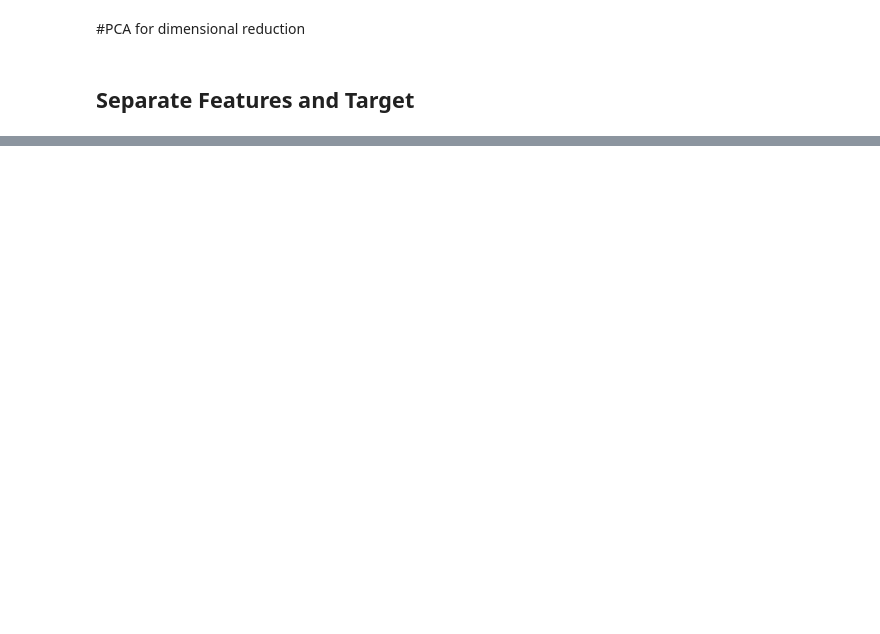
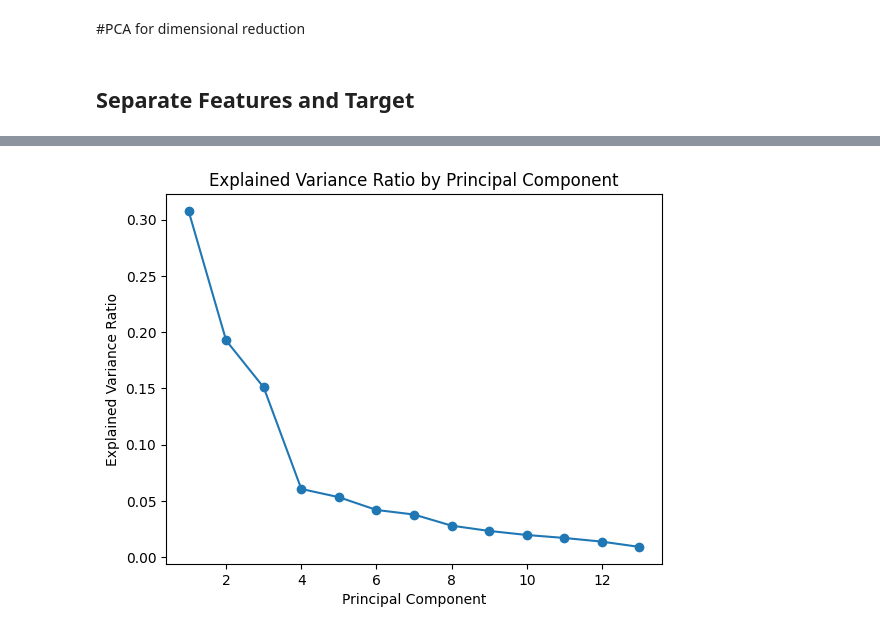
Before and after one commit to DVIlangamge/FYP--Rice-Price-Volatility-Analysis-and-Forecasting, a Jupyter notebook: FYP_Rice_price_predictions.ipynb, the cells around one changed output, grey strips where cells are left out. Drawn from its saved outputs; the diff is of its cells as text; code cells hidden in the pictures; blank space fills up the shorter version.

```diff
--- a/FYP_Rice_price_predictions.ipynb
+++ b/FYP_Rice_price_predictions.ipynb
@@ -1535,0 +1665,5 @@ pca_y = c1['price']
+# %%
+# access explained variance ratio for each principal component
+explained_variance_ratio = pca.explained_variance_ratio_
+for indx, evr in enumerate(explained_variance_ratio):
+    print(f"PC{indx+1}: {evr:.2f}")
@@ -1535,0 +1704,17 @@ pca_y = c1['price']
+# %%
+fig, ax = plt.subplots()
+
+# set x and y values
+x = np.arange(1, len(explained_variance_ratio) + 1)
+y = explained_variance_ratio
+
+# plot
+ax.plot(x, y, marker='o')
+
+# set label and title
+ax.set_xlabel('Principal Component')
+ax.set_ylabel('Explained Variance Ratio')
+ax.set_title('Explained Variance Ratio by Principal Component')
+plt.show()
+# %% [output]
+[figure, added]
```
Also changed, not shown: parts of 65 cells of this notebook.
